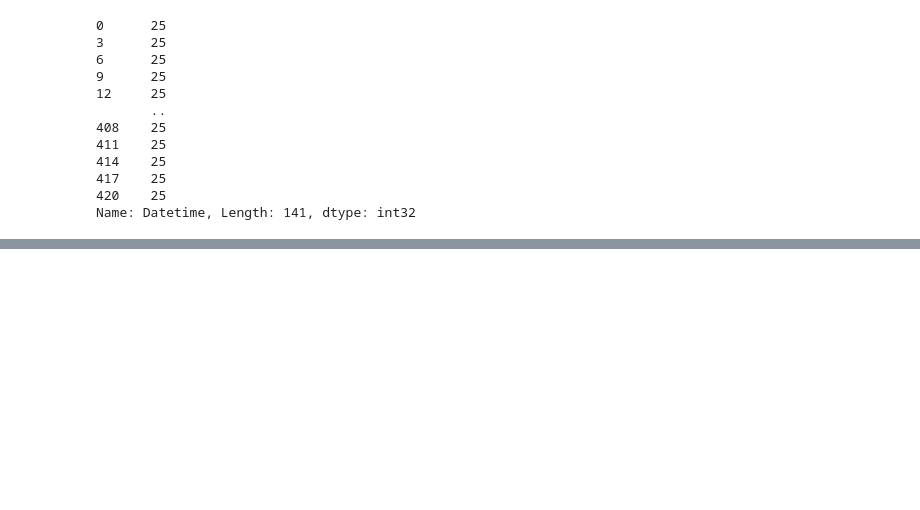
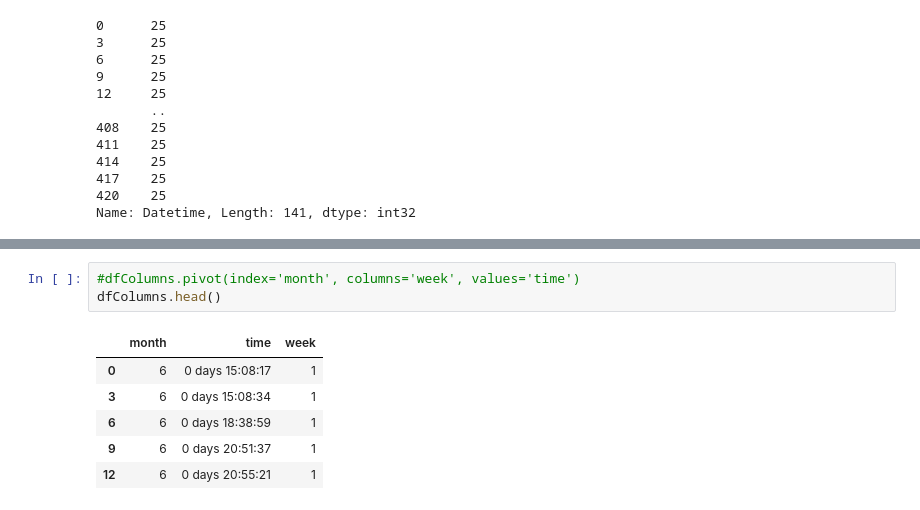
Before and after one commit to rodrigoprestesmachado/codespaces-blank, a Jupyter notebook: analysis/analysis.ipynb, the cells around one changed output, grey strips where cells are left out. Cells and saved outputs as stored; diff of their text form; blank space fills up the shorter version.

```diff
--- a/analysis/analysis.ipynb
+++ b/analysis/analysis.ipynb
@@ -490,0 +499,10 @@ dfColumns
+# %%
+#dfColumns.pivot(index='month', columns='week', values='time')
+dfColumns.head()
+# %% [output]
+|  | month | time | week |
+| 0 | 6 | 0 days 15:08:17 | 1 |
+| 3 | 6 | 0 days 15:08:34 | 1 |
+| 6 | 6 | 0 days 18:38:59 | 1 |
+| 9 | 6 | 0 days 20:51:37 | 1 |
+| 12 | 6 | 0 days 20:55:21 | 1 |
```
Also changed, not shown: parts of 6 cells of this notebook.
